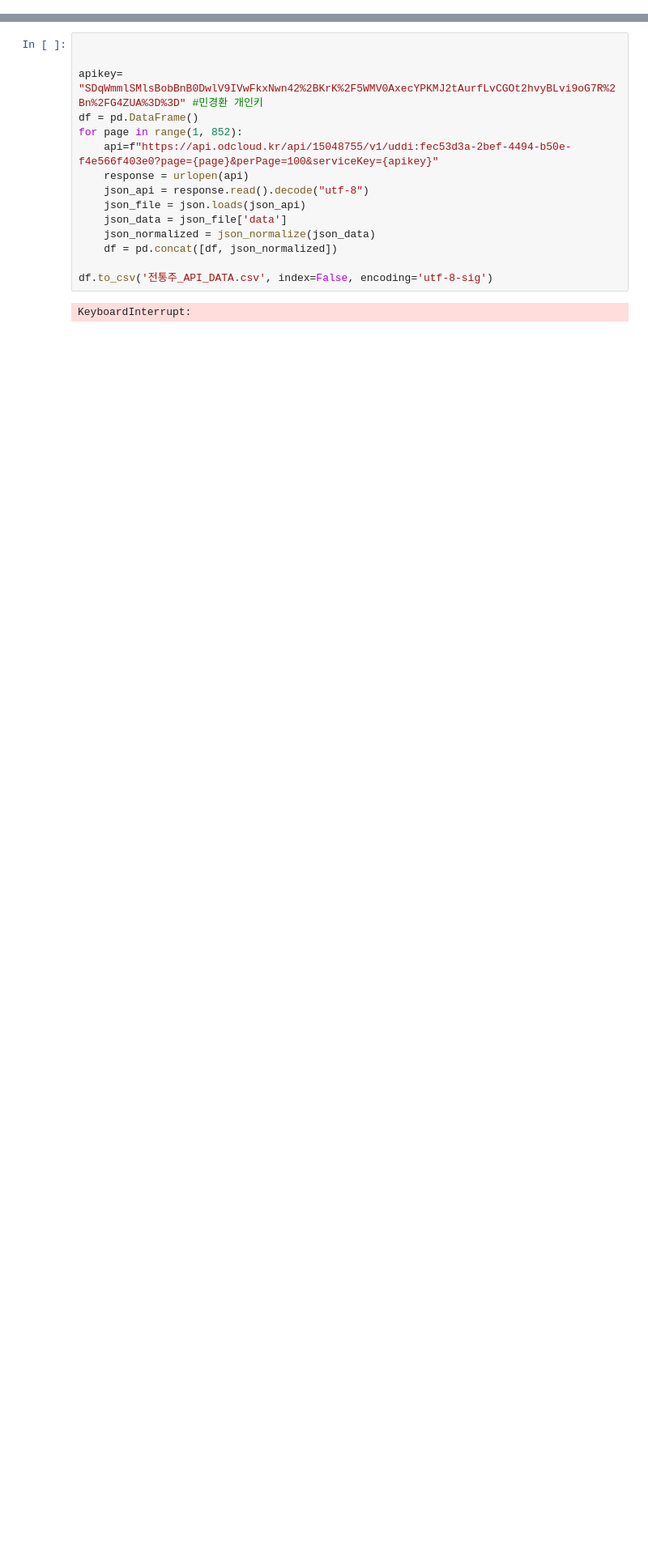
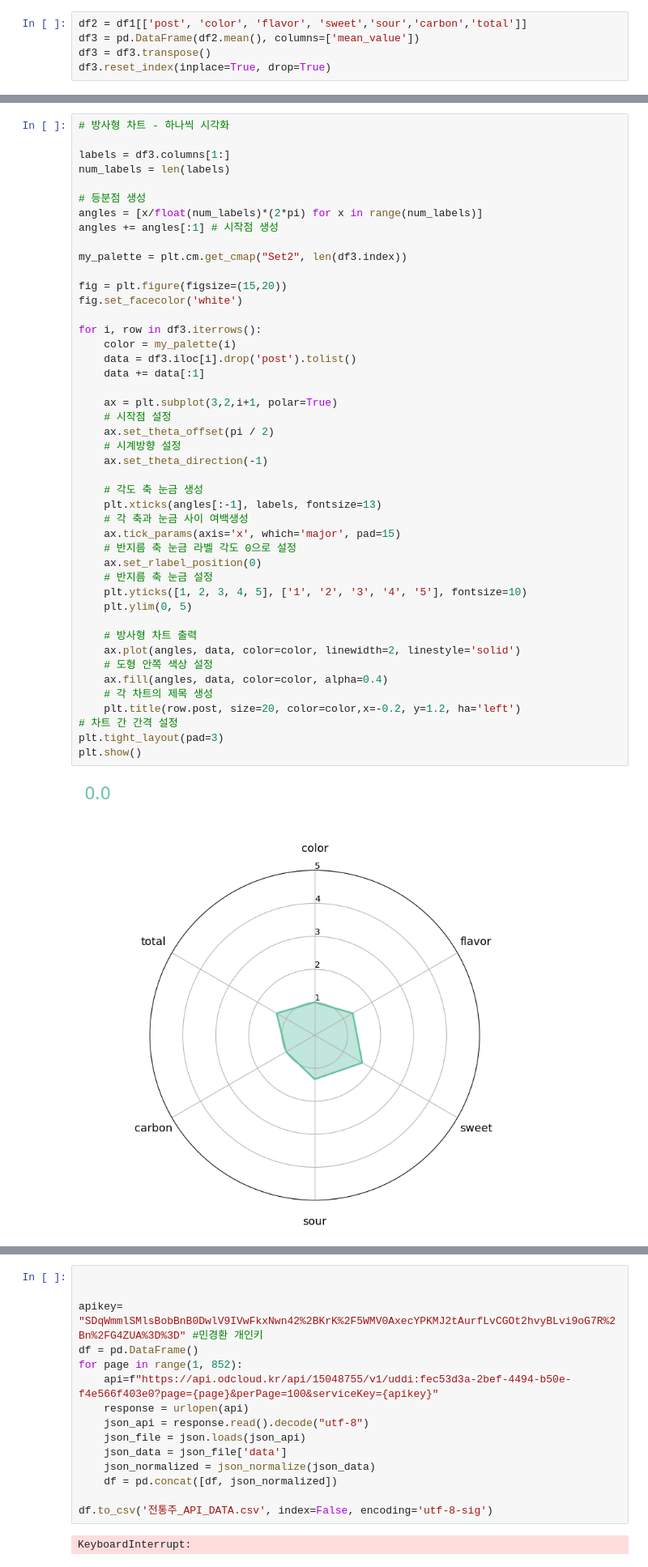
Before and after one commit to Glory7777/The_Glory, a Jupyter notebook: API/data.ipynb, the cells around one changed output, grey strips where cells are left out. Shown at 81% size. Saved outputs shown, nothing was run; the diff lists cells and outputs as text; blank space fills up the shorter version.

```diff
--- a/API/data.ipynb
+++ b/API/data.ipynb
@@ -19,0 +78,5 @@ df1
+# %%
+df2 = df1[['post', 'color', 'flavor', 'sweet','sour','carbon','total']]
+df3 = pd.DataFrame(df2.mean(), columns=['mean_value'])
+df3 = df3.transpose()
+df3.reset_index(inplace=True, drop=True)
@@ -19,0 +87,47 @@ df1
+# %%
+# 방사형 차트 - 하나씩 시각화
+
+labels = df3.columns[1:]
+num_labels = len(labels)
+
+# 등분점 생성
+angles = [x/float(num_labels)*(2*pi) for x in range(num_labels)]
+angles += angles[:1] # 시작점 생성
+
+my_palette = plt.cm.get_cmap("Set2", len(df3.index))
+
+fig = plt.figure(figsize=(15,20))
+fig.set_facecolor('white')
+
+for i, row in df3.iterrows():
+    color = my_palette(i)
+    data = df3.iloc[i].drop('post').tolist()
+    data += data[:1]
+
+    ax = plt.subplot(3,2,i+1, polar=True)
+    # 시작점 설정
+    ax.set_theta_offset(pi / 2)
+    # 시계방향 설정
+    ax.set_theta_direction(-1)
+
+    # 각도 축 눈금 생성
+    plt.xticks(angles[:-1], labels, fontsize=13)
+    # 각 축과 눈금 사이 여백생성
+    ax.tick_params(axis='x', which='major', pad=15)
+    # 반지름 축 눈금 라벨 각도 0으로 설정
+    ax.set_rlabel_position(0)
+    # 반지름 축 눈금 설정
+    plt.yticks([1, 2, 3, 4, 5], ['1', '2', '3', '4', '5'], fontsize=10)
+    plt.ylim(0, 5)
+
+    # 방사형 차트 출력
+    ax.plot(angles, data, color=color, linewidth=2, linestyle='solid')
+    # 도형 안쪽 색상 설정
+    ax.fill(angles, data, color=color, alpha=0.4)
+    # 각 차트의 제목 생성
+    plt.title(row.post, size=20, color=color,x=-0.2, y=1.2, ha='left')
+# 차트 간 간격 설정
+plt.tight_layout(pad=3)
+plt.show()
+# %% [output]
+[figure, added]
```
Also changed, not shown: parts of 7 cells of this notebook, 4 other files.
